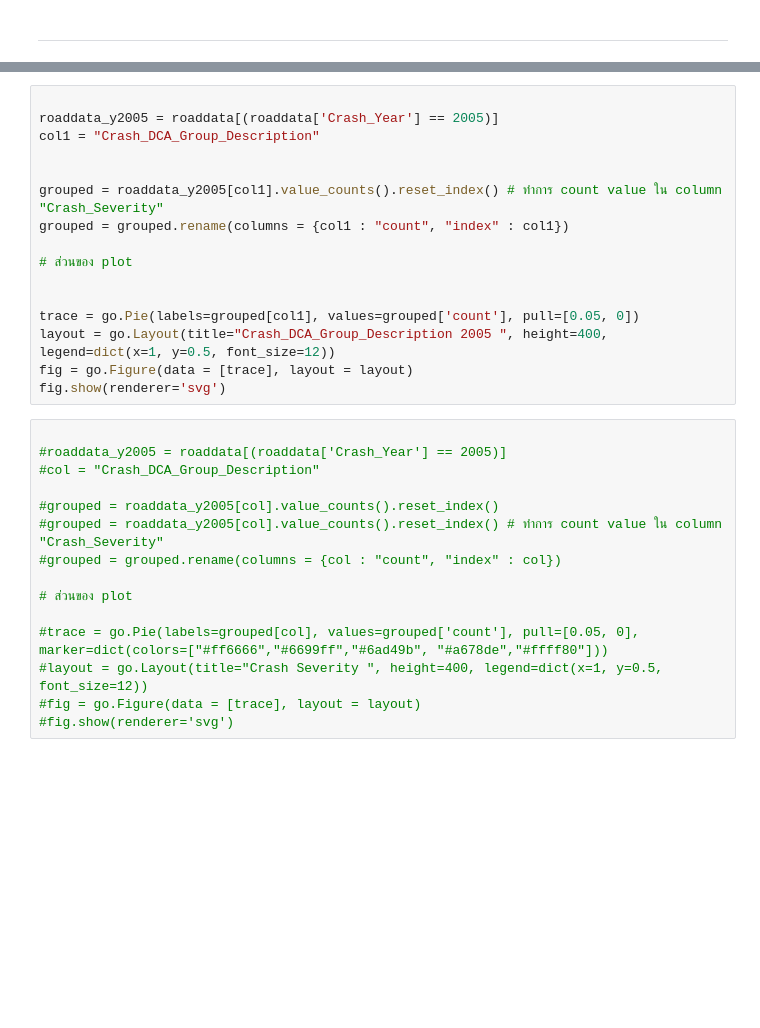
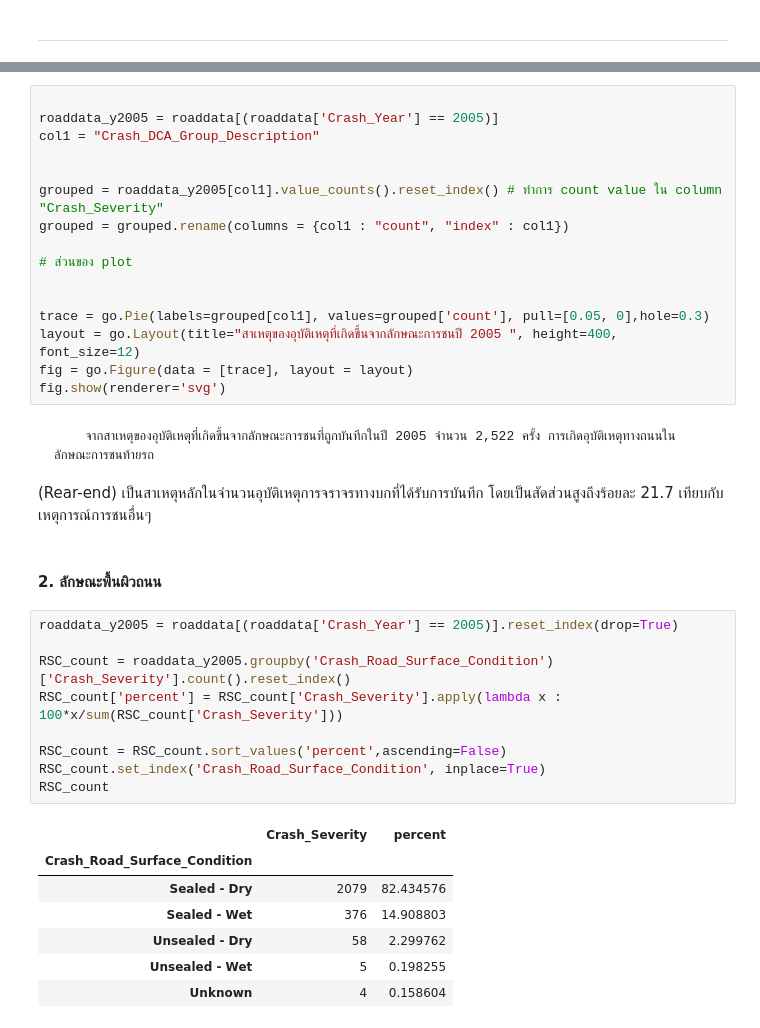
Before and after one commit to sarocha19/Assignment, a Jupyter notebook: assingment.ipynb, the cells around one changed output, grey strips where cells are left out. Saved outputs shown, nothing was run; the diff lists cells and outputs as text; blank space fills up the shorter version.

```diff
--- a/assingment.ipynb
+++ b/assingment.ipynb
@@ -408,22 +454,31 @@ grouped = grouped.rename(columns = {col1 : "count", "index" : col1})
 # ส่วนของ plot
 
 
-trace = go.Pie(labels=grouped[col1], values=grouped['count'], pull=[0.05, 0])
-layout = go.Layout(title="Crash_DCA_Group_Description 2005 ", height=400, legend=dict(x=1, y=0.5, font_size=12))
+trace = go.Pie(labels=grouped[col1], values=grouped['count'], pull=[0.05, 0],hole=0.3)
+layout = go.Layout(title="สาเหตุของอุบัติเหตุที่เกิดขึ้นจากลักษณะการชนปี 2005 ", height=400, font_size=12)
 fig = go.Figure(data = [trace], layout = layout)
 fig.show(renderer='svg')
-# %%
-
-#roaddata_y2005 = roaddata[(roaddata['Crash_Year'] == 2005)]
-#col = "Crash_DCA_Group_Description"
-
-#grouped = roaddata_y2005[col].value_counts().reset_index()
-#grouped = roaddata_y2005[col].value_counts().reset_index() # ทำการ count value ใน column "Crash_Severity"
-#grouped = grouped.rename(columns = {col : "count", "index" : col})
-
-# ส่วนของ plot
-
-#trace = go.Pie(labels=grouped[col], values=grouped['count'], pull=[0.05, 0], marker=dict(colors=["#ff6666","#6699ff","#6ad49b", "#a678de","#ffff80"]))
-#layout = go.Layout(title="Crash Severity ", height=400, legend=dict(x=1, y=0.5, font_size=12))
-#fig = go.Figure(data = [trace], layout = layout)
-#fig.show(renderer='svg')
+# %% [markdown]
+        จากสาเหตุของอุบัติเหตุที่เกิดขึ้นจากลักษณะการชนที่ถูกบันทึกในปี 2005 จำนวน 2,522 ครั้ง การเกิดอุบัติเหตุทางถนนในลักษณะการชนท้ายรถ
+
+(Rear-end) เป็นสาเหตุหลักในจำนวนอุบัติเหตุการจราจรทางบกที่ได้รับการบันทึก โดยเป็นสัดส่วนสูงถึงร้อยละ 21.7 เทียบกับเหตุการณ์การชนอื่นๆ
+# %% [markdown]
+
+#### 2. ลักษณะพื้นผิวถนน
+# %%
+roaddata_y2005 = roaddata[(roaddata['Crash_Year'] == 2005)].reset_index(drop=True)
+
+RSC_count = roaddata_y2005.groupby('Crash_Road_Surface_Condition')['Crash_Severity'].count().reset_index()
+RSC_count['percent'] = RSC_count['Crash_Severity'].apply(lambda x : 100*x/sum(RSC_count['Crash_Severity']))
+
+RSC_count = RSC_count.sort_values('percent',ascending=False)
+RSC_count.set_index('Crash_Road_Surface_Condition', inplace=True)
+RSC_count
+# %% [output]
+|  | Crash_Severity | percent |
+| Crash_Road_Surface_Condition |  |  |
+| Sealed - Dry | 2079 | 82.434576 |
+| Sealed - Wet | 376 | 14.908803 |
+| Unsealed - Dry | 58 | 2.299762 |
+| Unsealed - Wet | 5 | 0.198255 |
+| Unknown | 4 | 0.158604 |
```
Also changed, not shown: parts of 16 cells of this notebook.
